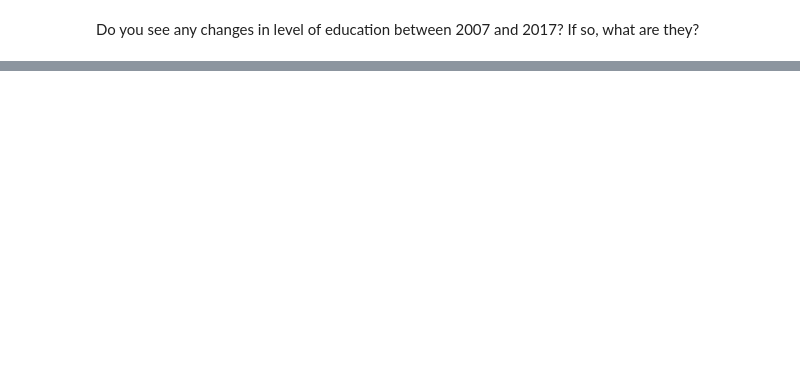
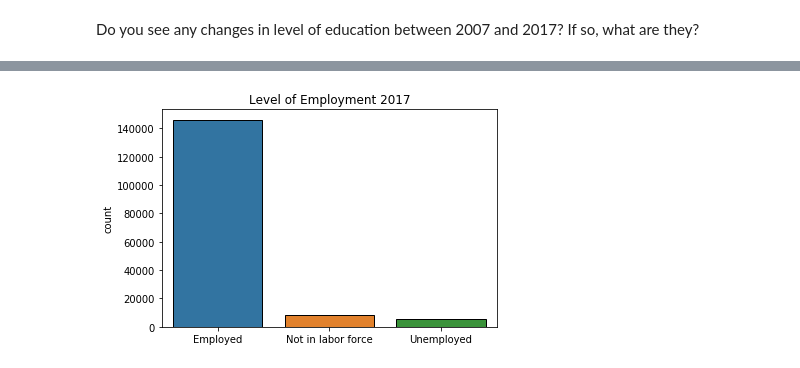
Before and after one commit to ds-modules/CP-113A, a Jupyter notebook: New CP-113A.ipynb, the cells around one changed output, grey strips where cells are left out. Saved outputs shown, nothing was run; the diff lists cells and outputs as text; code cells hidden in the pictures; blank space fills up the shorter version.

```diff
--- a/New CP-113A.ipynb
+++ b/New CP-113A.ipynb
@@ -81,0 +79,5 @@ seven - seventeen
+# %%
+sns.countplot(data_seventeen['empstat'], order=np.unique(data_seventeen['empstat']))
+plt.title('Level of Employment 2017');
+# %% [output]
+[figure, added]
```
Also changed, not shown: parts of 32 cells of this notebook.
